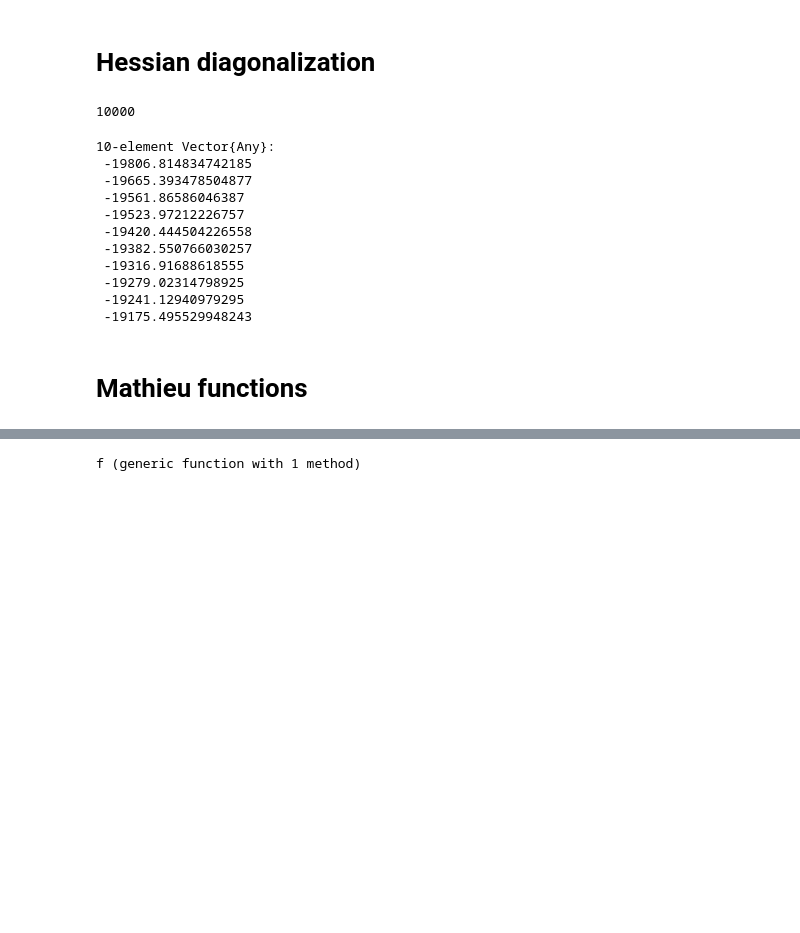
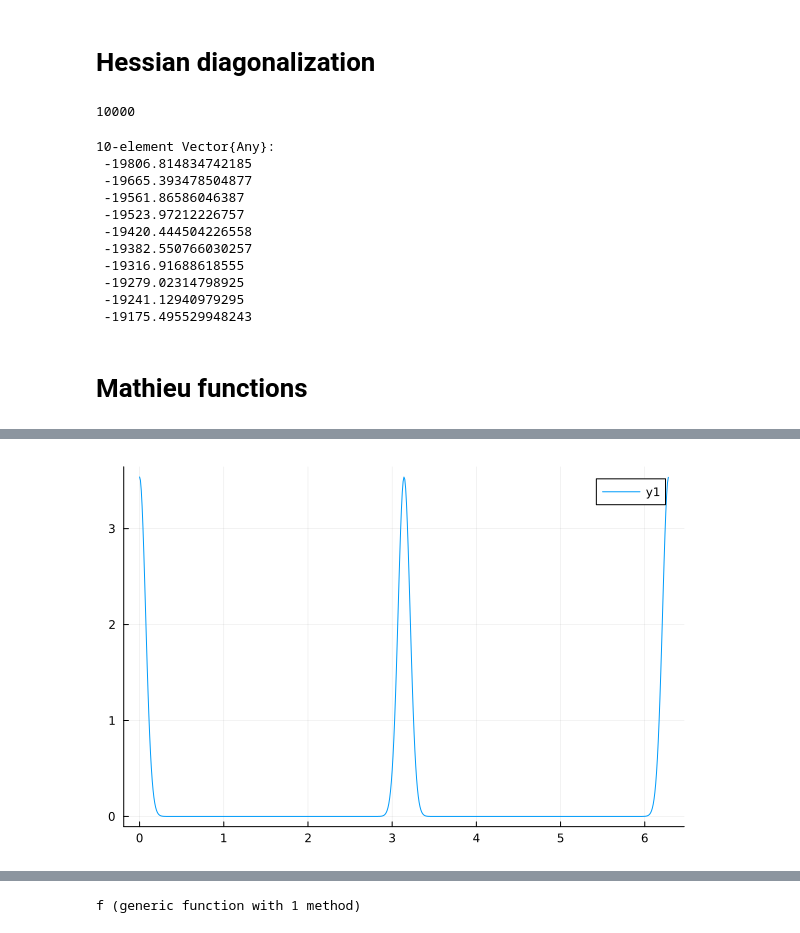
Before and after one commit to GoodStuff11/dmrg, a Jupyter notebook: ed/ed_testing.ipynb, the cells around one changed output, grey strips where cells are left out. Saved outputs shown, nothing was run; the diff lists cells and outputs as text; code cells hidden in the pictures; blank space fills up the shorter version.

```diff
--- a/ed/ed_testing.ipynb
+++ b/ed/ed_testing.ipynb
@@ -99,0 +104,99 @@ sort(eigenvalues2)[1:10]
+# %%
+using MathieuFunctions
+function ce(m::Int64, q::Real, x::AbstractVector{Float64})
+    accuracy = 0.00001
+    if m%2 == 0
+        a = charA(q, k=m:m+1)[1]
+        A = [0., 1., 0., a/q, 0., ((a-4.)*a/(q*q))-2., 0.]
+        i = 8
+        #Normalization as each new coefficient is computed:
+        N = 2*A[2]^2 + sum(A[4:end].^2)
+        A = A ./sqrt(N)
+        while (abs(A[i-2])>accuracy)
+            push!(A, ((a-(i-4.)*(i-4.))/q)*A[i-2]- A[i-4])
+            push!(A, 0.)
+            N = 2*A[2]^2 + sum(A[4:end].^2)
+            A = A ./sqrt(N)
+            i += 2
+        end
+        t = zeros(length(x))
+        for j in 2:length(A)
+            t += A[j]*cos.((j-2)*x)
+        end
+        return t
+    end
+    if m%2 == 1
+        a = charA(q, k=m:m+1)[1]
+        A = [1., 0., (a-q-1.)/q, 0., ((a-9.)/q)*((a-q-1.)/q)-1., 0., ((a-25.)/q)*(((a-9.)/q)*((a-q-1.)/q)-1.)-(a-q-1.)/q, 0.]
+        i = 9
+        #Normalization as each new coefficient is computed:
+        N = sum(A[1:end].^2)
+        A = A ./sqrt(N)
+        while (abs(A[i-2])>accuracy)
+            push!(A, ((a-(i-2)*(i-2))/q)*A[i-2] - A[i-4])
+            push!(A, 0.)
+            N = sum(A[1:end].^2)
+            A = A ./sqrt(N)
+            i += 2
+        end
+        t = zeros(length(x))
+        for j in 1:length(A)
+            t += A[j]*cos.((j)*x)
+        end
+        return t
+    end
+end
+
+#Mathieu sine function:
+function se(m::Int64, q::Real, x::AbstractVector{Float64})
+    accuracy = 0.00001
+    if m%2 == 0
+        a = charB(q, k=m:m)[1]
+        B = [0., 1., 0., (a-4.)/q, 0.]
+        i = 6
+        #Normalization as each new coefficient is computed:
+        N = sum(B[2:end].^2)
+        B = B ./sqrt(N)
+        while (abs(B[i-2])>accuracy)
+            push!(B, ((a-(i-2.)*(i-2.))/q)*B[i-2]- B[i-4])
+            push!(B, 0.)
+            N = sum(B[2:end].^2)
+            B = B ./sqrt(N)
+            i += 2
+        end
+        t = zeros(length(x))
+        for j in 2:length(B)
+            t += B[j]*sin.((j)*x)
+        end
+        return t
+    end
+    if m%2 == 1
+        a = charB(q, k=m:m)[1]
+        B = [1., 0., (a+q-1.)/q, 0.]
+        i = 5
+        #Normalization as each new coefficient is computed:
+        N = sum(B[1:end].^2)
+        B = B ./sqrt(N)
+        while (abs(B[i-2])>accuracy)
+            push!(B, ((a-(i-2)*(i-2))/q)*B[i-2] - B[i-4])
+            push!(B, 0.)
+            N = sum(B[1:end].^2)
+            B = B ./sqrt(N)
+            i += 2
+        end
+        t = zeros(length(x))
+        for j in 1:length(B)
+            t += B[j]*sin.((j)*x)
+        end
+        return t
+    end
+end
+
+using Plots
+
+x = 0:0.01:2π
+p = plot(x, ce(0, -10000, x))
+display(p)
+plot(x, ce(1, -10000, x))
+# %% [output]
+[figure, added]
```
Also changed, not shown: parts of 8 cells of this notebook, 13 other files.
